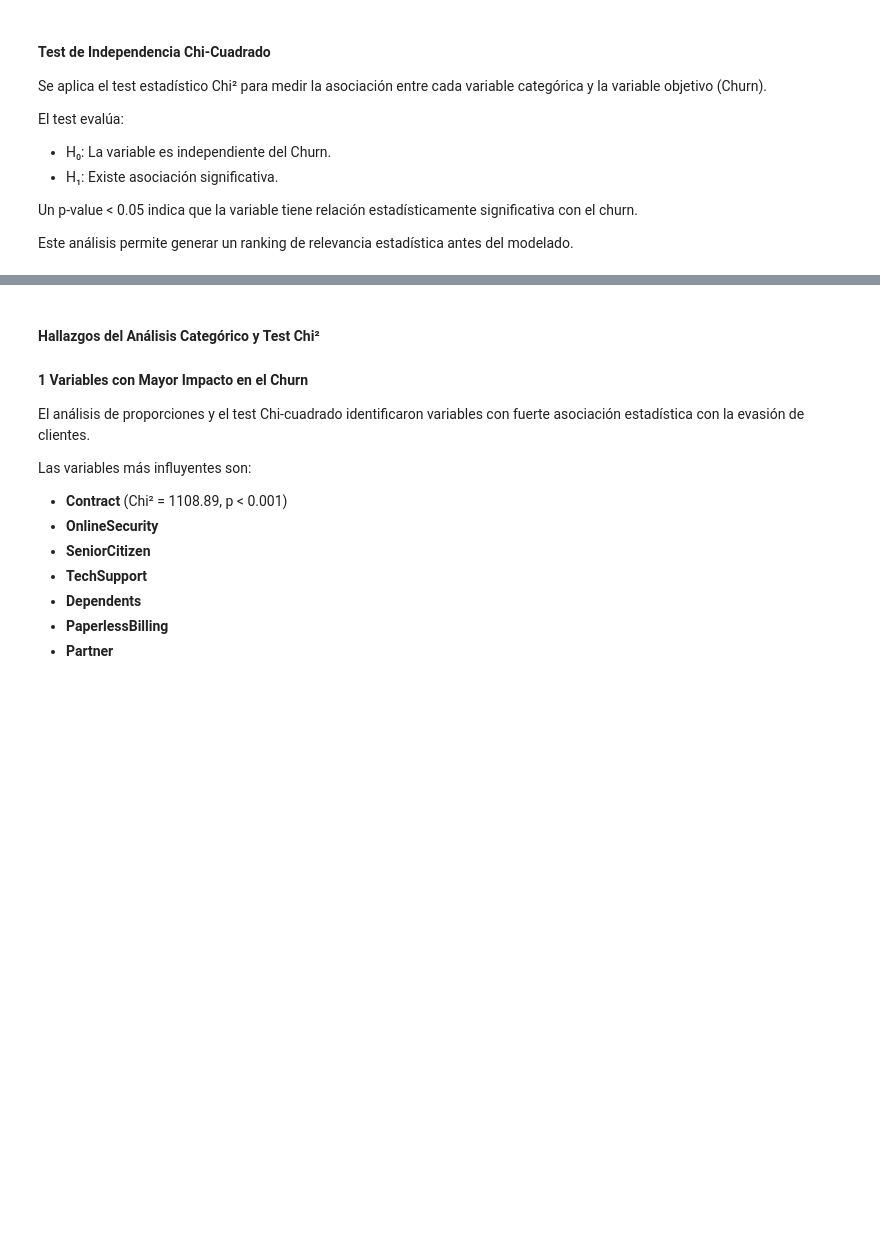
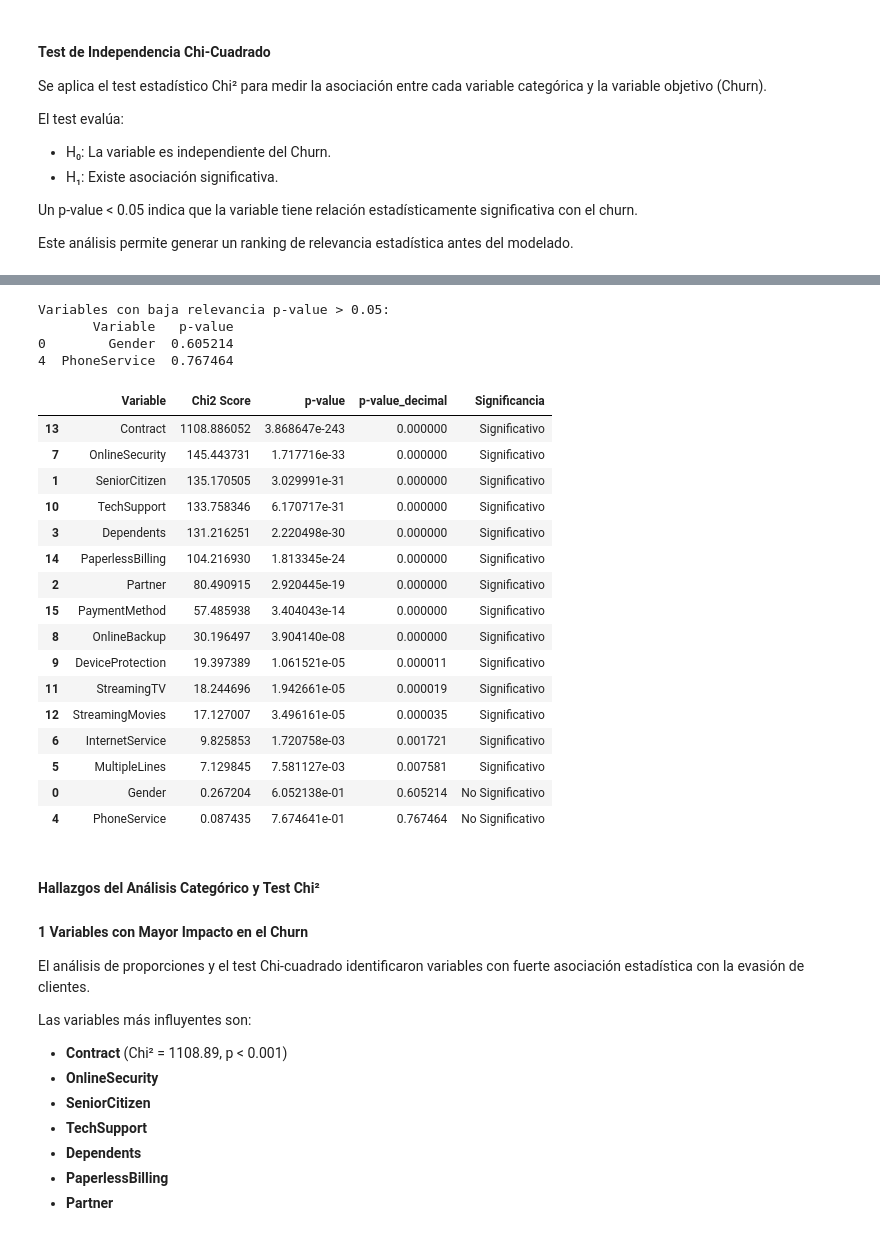
Before and after one commit to LenninTemoche/Challenge-TelecomX-2-Alura-One-DS, a Jupyter notebook: TelecomX-2-ML.ipynb, the cells around one changed output, grey strips where cells are left out. Saved outputs shown, nothing was run; the diff lists cells and outputs as text; code cells hidden in the pictures; blank space fills up the shorter version.

Commit message:
se verifica y actualiza resultados de análisis con Chi²

```diff
--- a/TelecomX-2-ML.ipynb
+++ b/TelecomX-2-ML.ipynb
@@ -701,3 +640,73 @@ chi_df
+# %%
+# ============================================================
+# TEST CHI-CUADRADO PARA VARIABLES CATEGÓRICAS
+# ============================================================
+
+import pandas as pd
+from sklearn.preprocessing import LabelEncoder
+from sklearn.feature_selection import chi2
+
+# Crear copia para no modificar el dataset original
+df_rank = df.copy()
+
+# Convertir Churn a binario SOLO para test estadístico
+df_rank["Churn"] = df_rank["Churn"].map({"Yes": 1, "No": 0})
+
+# Seleccionar variables categóricas (excluyendo Churn)
+categorical_cols = df_rank.select_dtypes(include=["object"]).columns
+
+# Encoding temporal (solo para test estadístico)
+le = LabelEncoder()
+for col in categorical_cols:
+    df_rank[col] = le.fit_transform(df_rank[col])
+
+# Definir X e y
+X_cat = df_rank[categorical_cols]
+y = df_rank["Churn"]
+
+# Aplicar test Chi-cuadrado
+chi_scores, p_values = chi2(X_cat, y)
+
+# Crear DataFrame con resultados
+chi_df = pd.DataFrame({
+    "Variable": categorical_cols,
+    "Chi2 Score": chi_scores,
+    "p-value": p_values,
+    "p-value_decimal": [f"{p:.6f}" for p in p_values],
+    "Significancia": ["Significativo" if p < 0.05 else "No Significativo" for p in p_values]
+})
+
+# Mostrar variables estadísticamente de baja relevancia
+significant_vars = chi_df[chi_df["p-value"] > 0.05]
+print("\nVariables con baja relevancia p-value > 0.05:")
+print(significant_vars[["Variable", "p-value"]])
+
+# Ordenar por importancia
+chi_df = chi_df.sort_values(by="Chi2 Score", ascending=False)
+
+chi_df
+# %% [output]
+Variables con baja relevancia p-value > 0.05:
+       Variable   p-value
+0        Gender  0.605214
+4  PhoneService  0.767464
+|  | Variable | Chi2 Score | p-value | p-value_decimal | Significancia |
+| 13 | Contract | 1108.886052 | 3.868647e-243 | 0.000000 | Significativo |
+| 7 | OnlineSecurity | 145.443731 | 1.717716e-33 | 0.000000 | Significativo |
+| 1 | SeniorCitizen | 135.170505 | 3.029991e-31 | 0.000000 | Significativo |
+| 10 | TechSupport | 133.758346 | 6.170717e-31 | 0.000000 | Significativo |
+| 3 | Dependents | 131.216251 | 2.220498e-30 | 0.000000 | Significativo |
+| 14 | PaperlessBilling | 104.216930 | 1.813345e-24 | 0.000000 | Significativo |
+| 2 | Partner | 80.490915 | 2.920445e-19 | 0.000000 | Significativo |
+| 15 | PaymentMethod | 57.485938 | 3.404043e-14 | 0.000000 | Significativo |
+| 8 | OnlineBackup | 30.196497 | 3.904140e-08 | 0.000000 | Significativo |
+| 9 | DeviceProtection | 19.397389 | 1.061521e-05 | 0.000011 | Significativo |
+| 11 | StreamingTV | 18.244696 | 1.942661e-05 | 0.000019 | Significativo |
+| 12 | StreamingMovies | 17.127007 | 3.496161e-05 | 0.000035 | Significativo |
+| 6 | InternetService | 9.825853 | 1.720758e-03 | 0.001721 | Significativo |
+| 5 | MultipleLines | 7.129845 | 7.581127e-03 | 0.007581 | Significativo |
+| 0 | Gender | 0.267204 | 6.052138e-01 | 0.605214 | No Significativo |
+| 4 | PhoneService | 0.087435 | 7.674641e-01 | 0.767464 | No Significativo |
 # %% [markdown]
 #### Hallazgos del Análisis Categórico y Test Chi²
 
```
Also changed, not shown: parts of 2 cells of this notebook.
